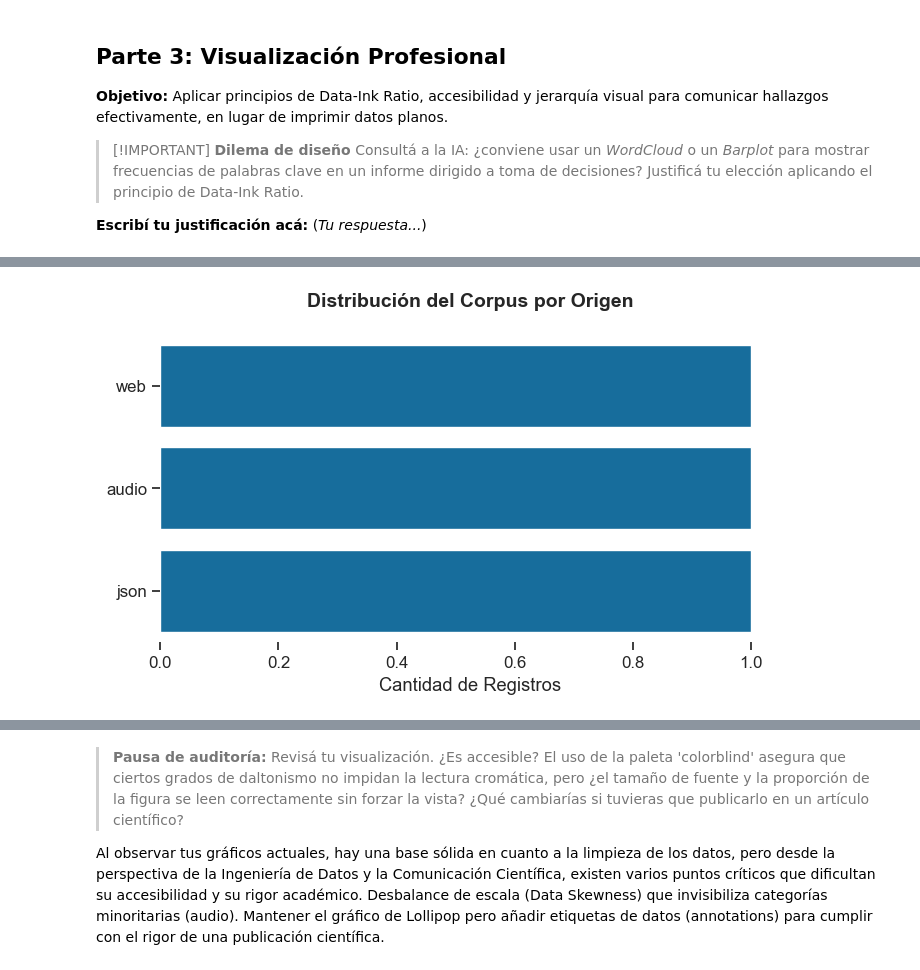
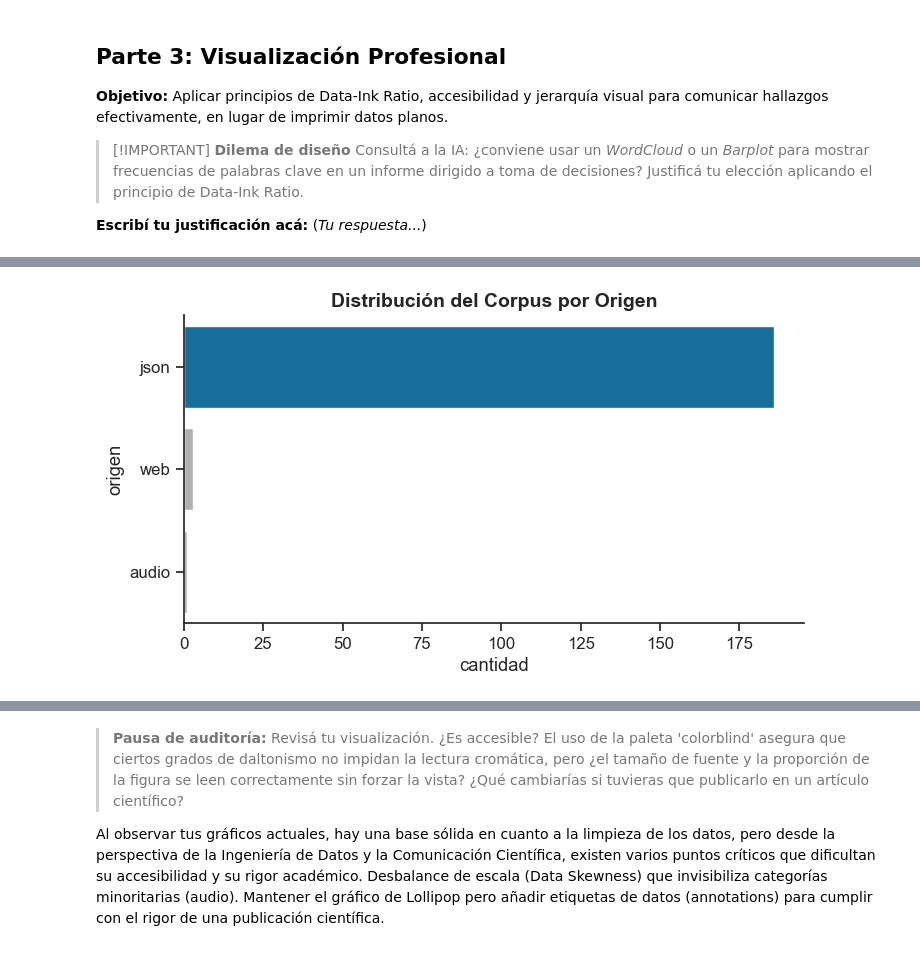
Before and after one commit to mealla-sebastian-pln-1c2026/MEALLA-PLN-2026, a Jupyter notebook: 004_TPI_1/TPI_1_Adquisicion_y_Analisis_Linguistico.ipynb, the cells around one changed output, grey strips where cells are left out. Cells and saved outputs as stored; diff of their text form; code cells hidden in the pictures.

```diff
--- a/004_TPI_1/TPI_1_Adquisicion_y_Analisis_Linguistico.ipynb
+++ b/004_TPI_1/TPI_1_Adquisicion_y_Analisis_Linguistico.ipynb
@@ -438,8 +460,7 @@ class AnalizadorCorpus:
         # Retorna la lista completa o contada
         return todas_las_ents
 
-        # Contamos frecuencias
-        return Counter(entidades_totales).most_common()
+
 
     def extraer_verbos_principales(self, n=15):
         """Devuelve los 'n' verbos lematizados más frecuentes"""
@@ -607,93 +653,70 @@ Procesando los textos con spaCy (esto puede tardar)...
 **Escribí tu justificación acá:**
 (*Tu respuesta...*)
 # %%
-import matplotlib.pyplot as plt
-import seaborn as sns
-import plotly.graph_objects as go
-import pandas as pd
-
-# Configuración de estilo sugerida
-sns.set_theme(style="ticks", palette="colorblind", font_scale=1.1)
-COLOR_ACENTO = sns.color_palette("colorblind")[0]
-COLOR_BASE = '#b0b0b0'
+from collections import Counter
 
 def visualizar_origen(df):
-    """Genera un barplot con el origen de los datos"""
-    # Contamos las frecuencias
-    conteo = df['origen'].value_counts().reset_index()
-    conteo.columns = ['origen', 'cantidad']
+    conteos = df['origen'].value_counts()
+    # Convertimos a DataFrame para Seaborn
+    conteo_df = conteos.reset_index()
+    conteo_df.columns = ['origen', 'cantidad']
 
     fig, ax = plt.subplots(figsize=(8, 4))
+    # Corregimos el uso de palette asignando hue
+    colores = {orig: (COLOR_ACENTO if cant == conteos.max() else COLOR_BASE)
+               for orig, cant in zip(conteo_df['origen'], conteo_df['cantidad'])}
 
-
-    colores = [COLOR_ACENTO if x == conteo['cantidad'].max() else COLOR_BASE for x in conteo['cantidad']]
-
-    sns.barplot(data=conteo, x='cantidad', y='origen', palette=colores, ax=ax)
-
-    # Estética: Títulos claros y despine
-    ax.set_title("Distribución del Corpus por Origen", fontsize=14, pad=20, weight='bold')
-    ax.set_xlabel("Cantidad de Registros")
-    ax.set_ylabel("")
-    sns.despine(left=True, bottom=True)
-
+    sns.barplot(data=conteo_df, x='cantidad', y='origen', hue='origen', palette=colores, ax=ax, legend=False)
+    ax.set_title("Distribución del Corpus por Origen", fontsize=14, weight='bold')
+    sns.despine()
     return fig
 
 def visualizar_palabras_clave_lollipop(palabras_clave):
-    """Genera un Lollipop Chart de las palabras clave (lista de tuplas [palabra, frec])"""
-    # Convertimos a DataFrame para facilitar el manejo
+    # Asumiendo que palabras_clave ya viene como [(palabra, frecuencia), ...]
+    if not palabras_clave: return print("Sin datos para palabras clave")
+
     df_pk = pd.DataFrame(palabras_clave, columns=['palabra', 'frecuencia']).sort_values('frecuencia')
-
     fig, ax = plt.subplots(figsize=(8, 6))
-
-
-    ax.hlines(y=df_pk['palabra'], xmin=0, xmax=df_pk['frecuencia'], color=COLOR_BASE, alpha=0.7, linewidth=2)
-    ax.plot(df_pk['frecuencia'], df_pk['palabra'], "o", markersize=10, color=COLOR_ACENTO, alpha=1)
-
-    # Limpieza visual
-    ax.set_title("Palabras Clave más Frecuentes (Lemas)", loc='left', fontsize=14, weight='bold')
-    ax.set_xlabel("Frecuencia de aparición")
+    ax.hlines(y=df_pk['palabra'], xmin=0, xmax=df_pk['frecuencia'], color=COLOR_BASE, alpha=0.7)
+    ax.plot(df_pk['frecuencia'], df_pk['palabra'], "o", markersize=10, color=COLOR_ACENTO)
+    ax.set_title("Palabras Clave más Frecuentes", fontsize=14, weight='bold')
     sns.despine()
-
     return fig
 
-def visualizar_entidades_plotly(entidades_lista):
-    """Genera un panel interactivo con Plotly para las entidades"""
-    # Procesamos la lista de tuplas ((texto, etiqueta), cuenta)
-    # Ejemplo de entrada: [(('Feynman', 'PER'), 5), (('Google', 'ORG'), 3)]
+def visualizar_entidades_plotly(entidades_crudas):
+    # PASO CLAVE: Contamos las entidades aquí para que el gráfico funcione
+    conteo_entidades = Counter(entidades_crudas)
+    # Convertimos a formato: {'Entidad': texto, 'Tipo': etiqueta, 'Frecuencia': cuenta}
     data = []
-    for (texto, etiqueta), cuenta in entidades_lista:
+    for (texto, etiqueta), cuenta in conteo_entidades.most_common(15):
         data.append({'Entidad': texto, 'Tipo': etiqueta, 'Frecuencia': cuenta})
 
-    df_ent = pd.DataFrame(data).head(15) # Top 15
+    if not data: return print("No se detectaron entidades para graficar.")
 
-    # PASO 3: Gráfico interactivo con Plotly
+    df_ent = pd.DataFrame(data)
     fig = go.Figure(data=[
         go.Bar(
             x=df_ent['Frecuencia'],
             y=df_ent['Entidad'],
             orientation='h',
-            marker=dict(color='#b0b0b0'),
-            text=df_ent['Tipo'], # Información extra al pasar el cursor
+            marker=dict(color=COLOR_ACENTO),
+            text=df_ent['Tipo'],
             hovertemplate="<b>%{y}</b><br>Tipo: %{text}<br>Apariciones: %{x}<extra></extra>"
         )
     ])
-
-    fig.update_layout(
-        title="Entidades Detectadas (NER)",
-        yaxis={'categoryorder':'total ascending'},
-        template="plotly_white",
-        margin=dict(l=20, r=20, t=50, b=20)
-    )
-
+    fig.update_layout(title="Top Entidades Detectadas (NER)", template="plotly_white")
     return fig
 
-
+# --- EJECUCIÓN SEGURA ---
 fig1 = visualizar_origen(df_corpus)
 plt.show()
 
-fig2 = visualizar_palabras_clave_lollipop(analizador.extraer_palabras_clave(10))
+# Asegúrate de que estas funciones devuelvan los datos antes de graficar
+p_claves = analizador.extraer_palabras_clave(10)
+fig2 = visualizar_palabras_clave_lollipop(p_claves)
 plt.show()
 
-fig3 = visualizar_entidades_plotly(analizador.extraer_entidades())
-fig3.show()
+ents = analizador.extraer_entidades() # Esto devuelve [(texto, etiqueta), ...]
+fig3 = visualizar_entidades_plotly(ents)
+if fig3: fig3.show()
 # %% [output]
@@ -703 +723 @@ Passing `palette` without assigning `hue` is deprecated and will be removed in v
-[figure, old version]
+[figure, new version]
```
Also changed, not shown: parts of 15 cells of this notebook.
